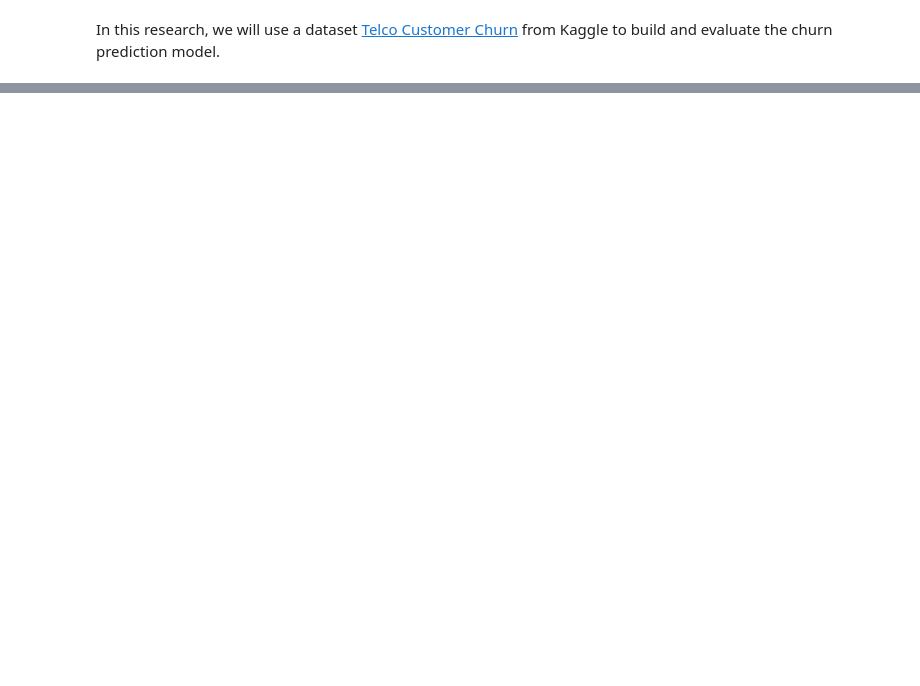
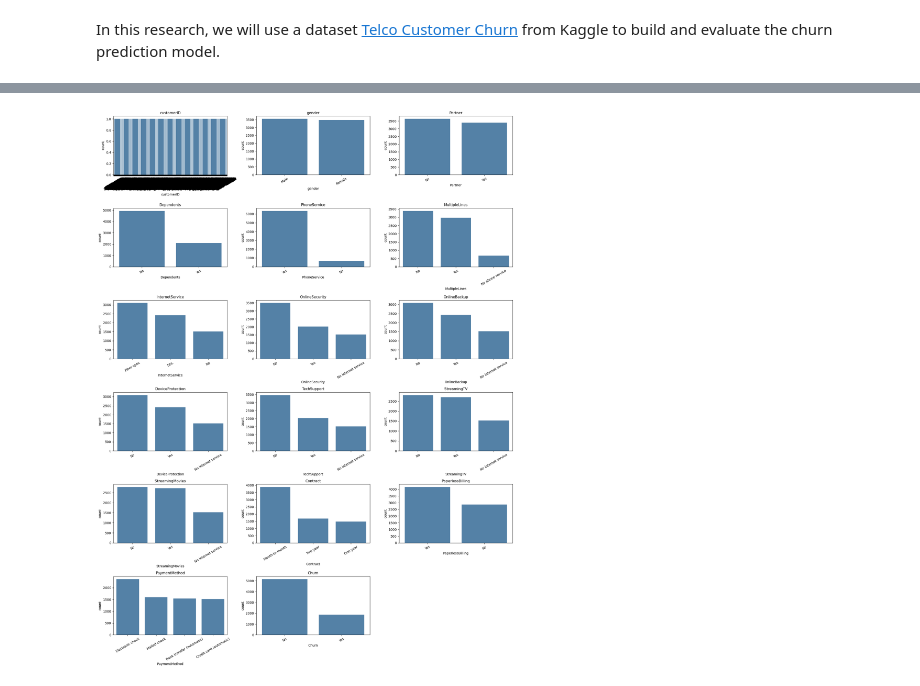
Before and after one commit to bjleee/Customer-Churn-Prediction-System, a Jupyter notebook: notebooks1.ipynb, the cells around one changed output, grey strips where cells are left out. Saved outputs shown, nothing was run; the diff lists cells and outputs as text; code cells hidden in the pictures; blank space fills up the shorter version.

```diff
--- a/notebooks1.ipynb
+++ b/notebooks1.ipynb
@@ -18,0 +170,28 @@ df = pd.read_csv()
+# %%
+# categorical columns
+cat_cols = modified_data.select_dtypes(include=["object", "category"]).columns.tolist()
+
+# optional: include binary numeric columns as categorical
+# cat_cols += ["SeniorCitizen"]
+
+n = len(cat_cols)
+ncols = 3
+nrows = (n + ncols - 1) // ncols
+
+fig, axes = plt.subplots(nrows, ncols, figsize=(6*ncols, 4*nrows))
+axes = axes.flatten()
+
+for i, col in enumerate(cat_cols):
+    order = modified_data[col].value_counts().index
+    sns.countplot(data=modified_data, x=col, order=order, ax=axes[i], color="steelblue")
+    axes[i].set_title(col, fontsize=11)
+    axes[i].tick_params(axis="x", rotation=30)
+
+for j in range(n, len(axes)):
+    axes[j].set_visible(False)
+
+plt.tight_layout()
+plt.savefig("categorical_countplots.png", dpi=300, bbox_inches="tight")
+plt.show()
+# %% [output]
+[figure, added]
```
Also changed, not shown: parts of 21 cells of this notebook, 1 other file.
